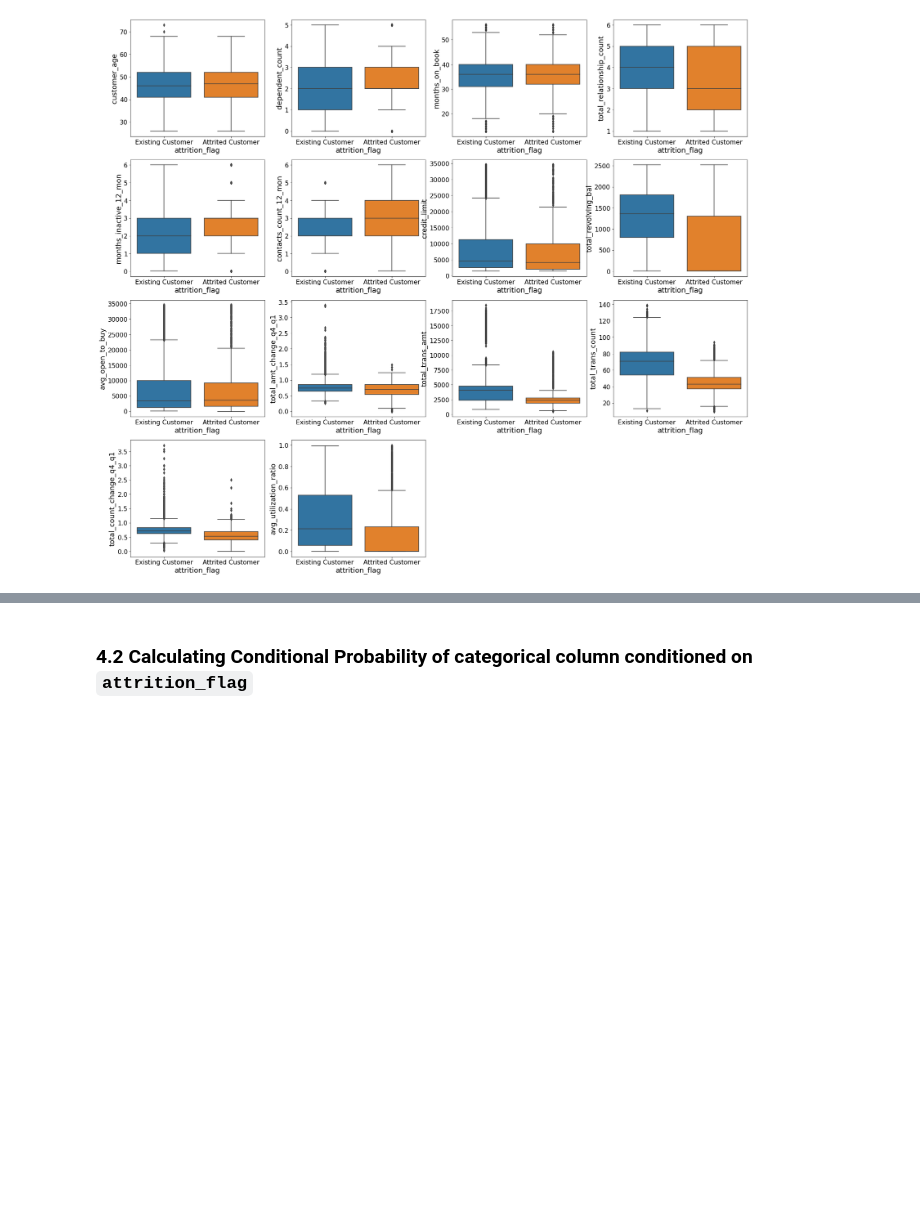
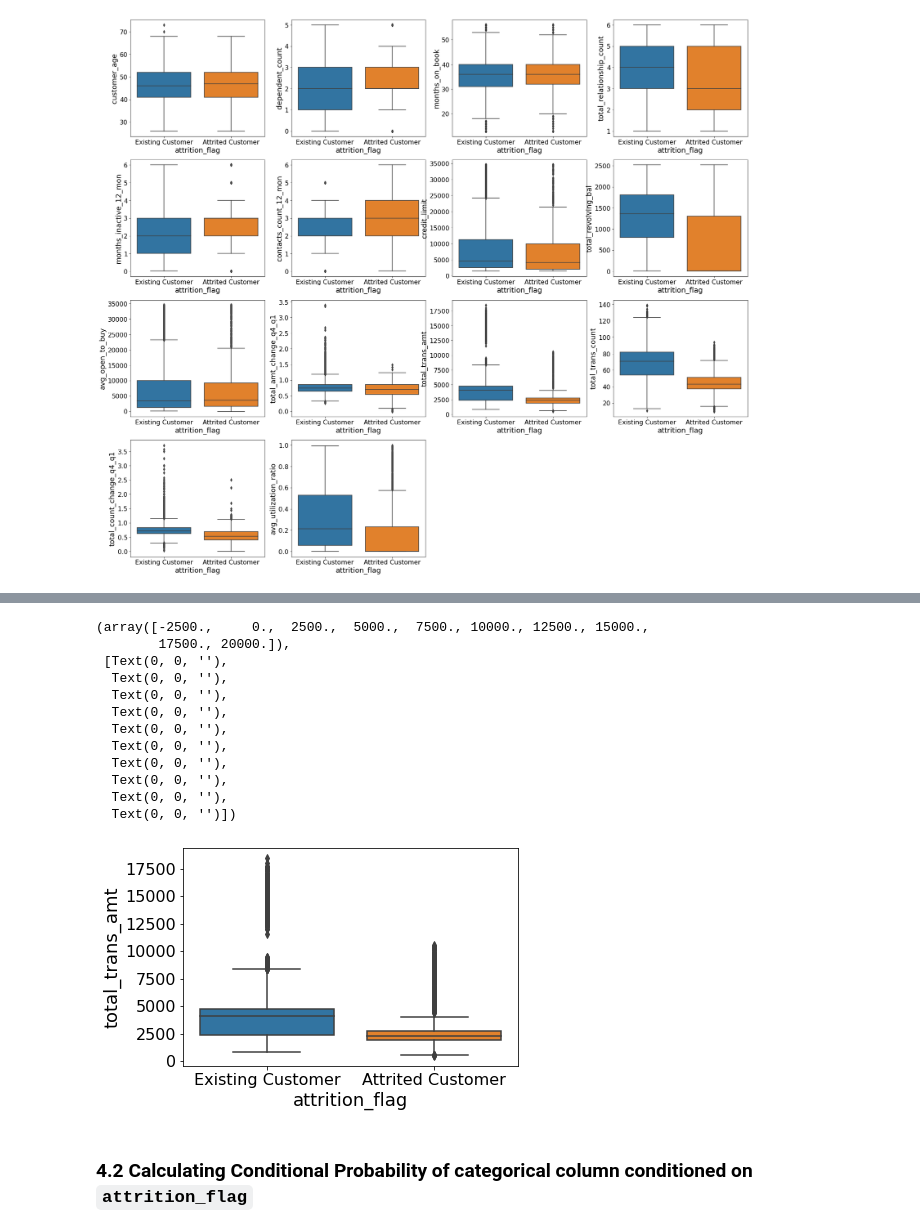
Before and after one commit to jonjonnyjonjon/introml-g2t4, a Jupyter notebook: EDA.ipynb, the cells around one changed output, grey strips where cells are left out. Drawn from its saved outputs; the diff is of its cells as text; code cells hidden in the pictures; blank space fills up the shorter version.

```diff
--- a/EDA.ipynb
+++ b/EDA.ipynb
@@ -340,3 +410,25 @@ plt.show()
+# %%
+feature = 'total_trans_amt'
+
+sns.boxplot(x='attrition_flag', y=feature, data=df)
+plt.xlabel('attrition_flag', fontsize=18)
+plt.ylabel(feature, fontsize=18)
+plt.xticks(fontsize=16)
+plt.yticks(fontsize=16)
+# %% [output]
+(array([-2500.,     0.,  2500.,  5000.,  7500., 10000., 12500., 15000.,
+        17500., 20000.]),
+ [Text(0, 0, ''),
+  Text(0, 0, ''),
+  Text(0, 0, ''),
+  Text(0, 0, ''),
+  Text(0, 0, ''),
+  Text(0, 0, ''),
+  Text(0, 0, ''),
+  Text(0, 0, ''),
+  Text(0, 0, ''),
+  Text(0, 0, '')])
+[figure, added]
 # %% [markdown]
 ### 4.2 Calculating Conditional Probability of categorical column conditioned on `attrition_flag`
 # %%
```
Also changed, not shown: parts of 9 cells of this notebook.
